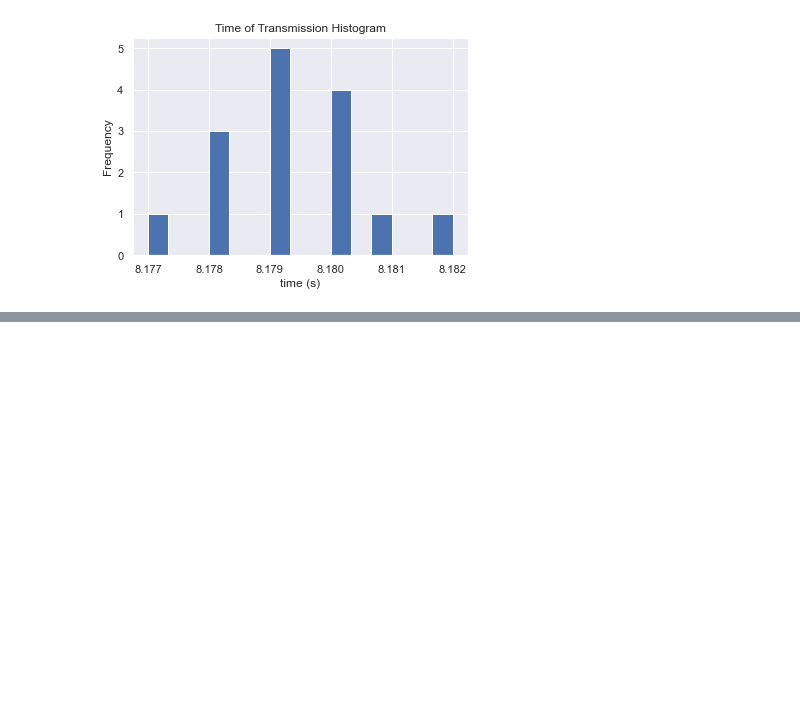
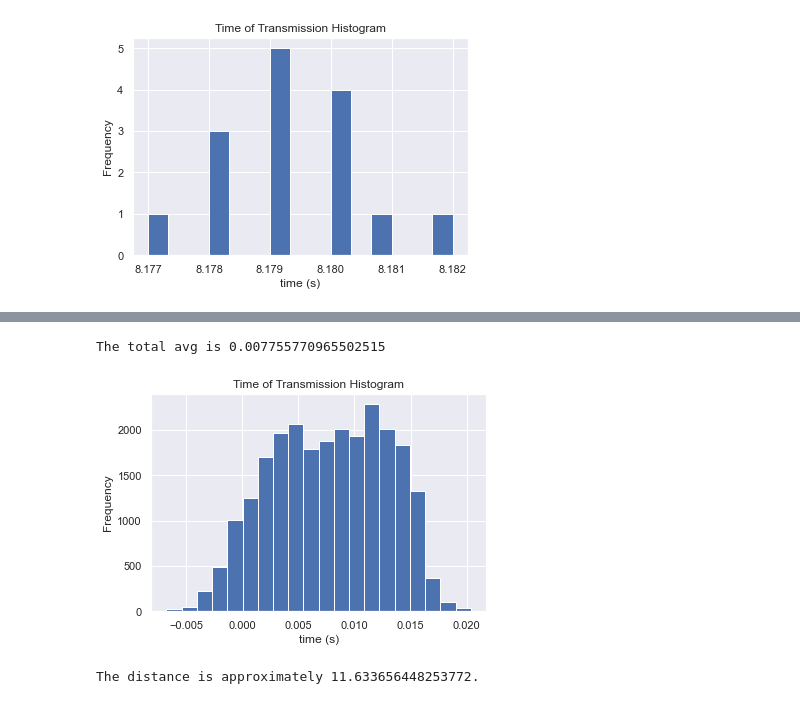
Before and after one commit to lauren-west/icex-lair-2021, a Jupyter notebook: vemco_data_post_processing_visualization.ipynb, the cells around one changed output, grey strips where cells are left out. Cells and saved outputs as stored; diff of their text form; code cells hidden in the pictures; blank space fills up the shorter version.

```diff
--- a/vemco_data_post_processing_visualization.ipynb
+++ b/vemco_data_post_processing_visualization.ipynb
@@ -240,0 +304,28 @@ plt.show()
+# %%
+tof_0_100_1d = []
+
+for i in range(len(data_at_0)):
+    for j in range(len(data_at_100)):
+        tof = (data_at_100[j] - data_at_0[i]) % t_mean_0
+        if tof > 1:
+            tof_0_100_1d.append(tof - t_mean_0)
+        else:
+            tof_0_100_1d.append(tof)
+
+print(f"The total avg is {statistics.mean(tof_0_100_1d)}")
+delta_t_np_error = np.array(tof_0_100_1d)
+NUM_OF_BINS = 20 # Anywhere from 5-20 with 20 being with at least 1000 data points
+plt.hist(delta_t_np_error, NUM_OF_BINS)
+plt.title("Time of Transmission Histogram")
+plt.xlabel("time (s)")
+plt.ylabel("Frequency")
+plt.savefig("time_of_flight_histogram.png")
+plt.show()
+# %% [output]
+The total avg is 0.007755770965502515
+[figure, added]
+# %%
+SOS = 1500 #m/s
+print(f"The distance is approximately {statistics.mean(tof_0_100_1d) * 1500}.")
+# %% [output]
+The distance is approximately 11.633656448253772.
```
Also changed, not shown: parts of 9 cells of this notebook, 1 other file.
